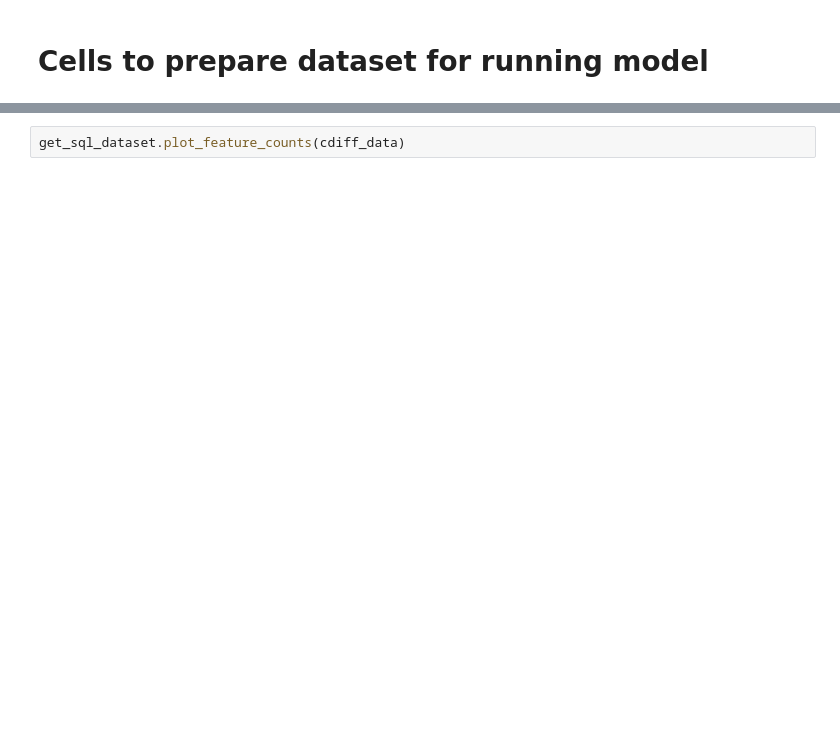
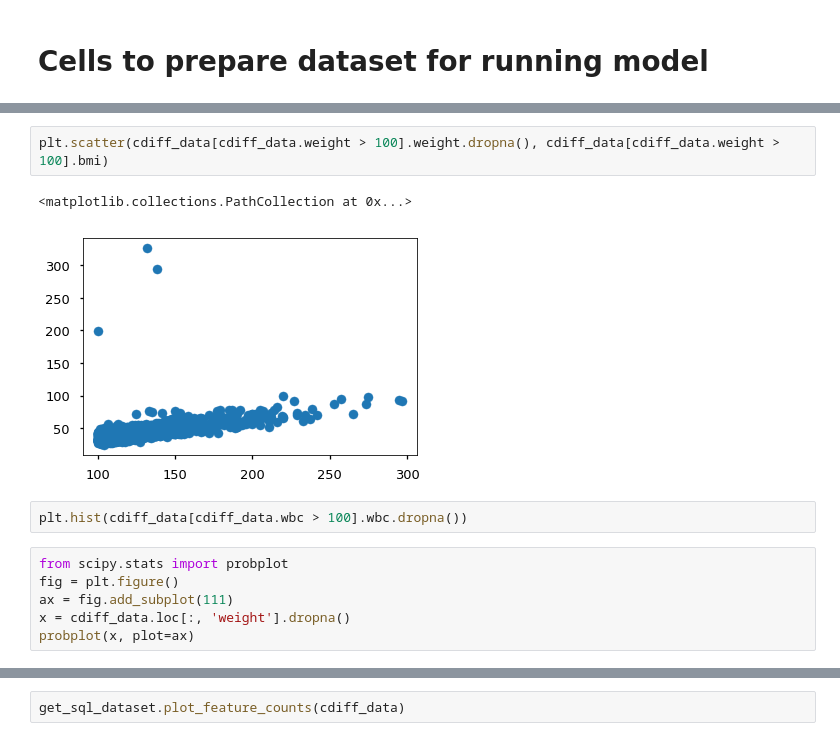
Before and after one commit to nwespe/CDPredictor, a Jupyter notebook: MIMIC_full_explore.ipynb, the cells around one changed output, grey strips where cells are left out. Cells and saved outputs as stored; diff of their text form; blank space fills up the shorter version.

```diff
--- a/MIMIC_full_explore.ipynb
+++ b/MIMIC_full_explore.ipynb
@@ -425,2 +194,15 @@ Name: outcome, dtype: int64
+# %%
+plt.scatter(cdiff_data[cdiff_data.weight > 100].weight.dropna(), cdiff_data[cdiff_data.weight > 100].bmi)
+# %% [output]
+<matplotlib.collections.PathCollection at 0x...>
+[figure, added]
+# %%
+plt.hist(cdiff_data[cdiff_data.wbc > 100].wbc.dropna())
+# %%
+from scipy.stats import probplot
+fig = plt.figure()
+ax = fig.add_subplot(111)
+x = cdiff_data.loc[:, 'weight'].dropna()
+probplot(x, plot=ax)
 # %%
 bal_data = prepare_dataset.balance_dataset(cdiff_data, 'outcome')
```
Also changed, not shown: parts of 182 cells of this notebook, 23 other files.
